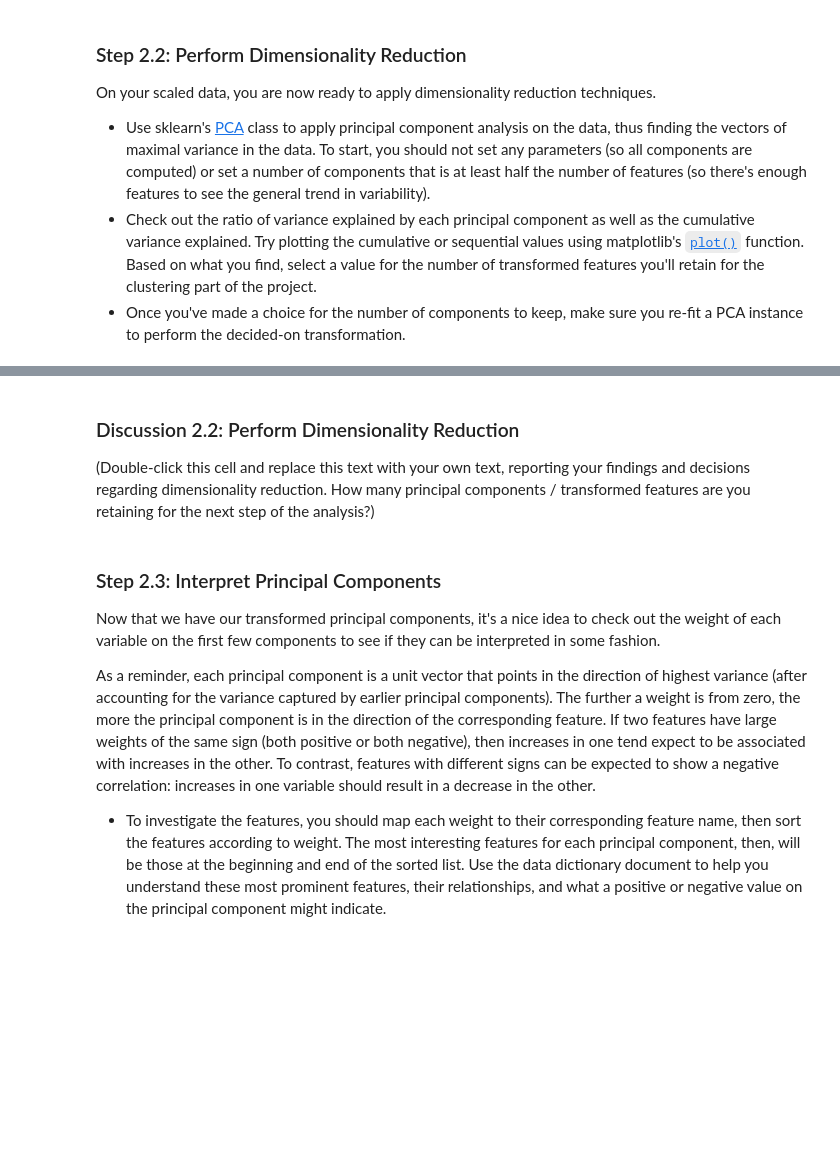
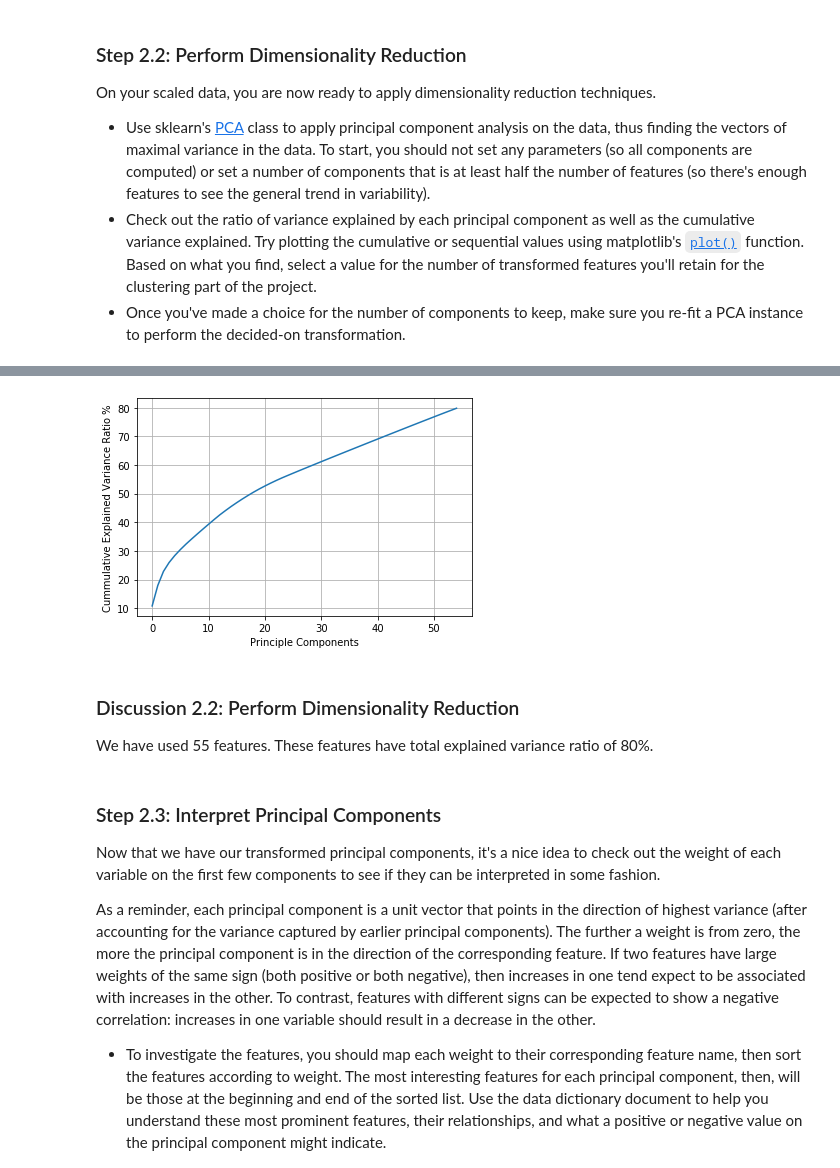
Before and after one commit to ahmedag91/Customer-Segmentation-Using-ML, a Jupyter notebook: Identify_Customer_Segments.ipynb, the cells around one changed output, grey strips where cells are left out. Saved outputs shown, nothing was run; the diff lists cells and outputs as text; code cells hidden in the pictures; blank space fills up the shorter version.

Commit message:
feat: Update the notebook
PCA and KMeans have been implemented

```diff
--- a/Identify_Customer_Segments.ipynb
+++ b/Identify_Customer_Segments.ipynb
@@ -819,9 +943,19 @@ On your scaled data, you are now ready to apply dimensionality reduction techniq
 # %%
 # Re-apply PCA to the data while selecting for number of components to retain.
+n_components = 55
+pca = PCA(n_components = n_components, random_state = 40)
+azdias_pca = pca.fit_transform(azdias)
+_, ax = plt.subplots()
+plt.plot(pca.explained_variance_ratio_.cumsum()*100)
+ax.set_xlabel("Principle Components")
+ax.set_ylabel("Cummulative Explained Variance Ratio %")
+ax.grid()
+# %% [output]
+[figure, added]
-# %% [markdown]
-### Discussion 2.2: Perform Dimensionality Reduction
-
-(Double-click this cell and replace this text with your own text, reporting your findings and decisions regarding dimensionality reduction. How many principal components / transformed features are you retaining for the next step of the analysis?)
+# %% [markdown]
+### Discussion 2.2: Perform Dimensionality Reduction
+
+We have used 55 features. These features have total explained variance ratio of 80%.
 # %% [markdown]
 ### Step 2.3: Interpret Principal Components
 
```
Also changed, not shown: parts of 27 cells of this notebook.
